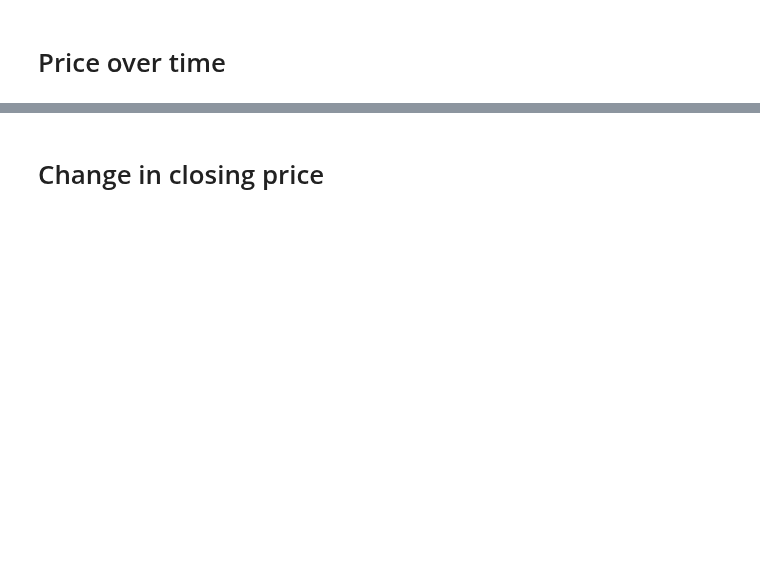
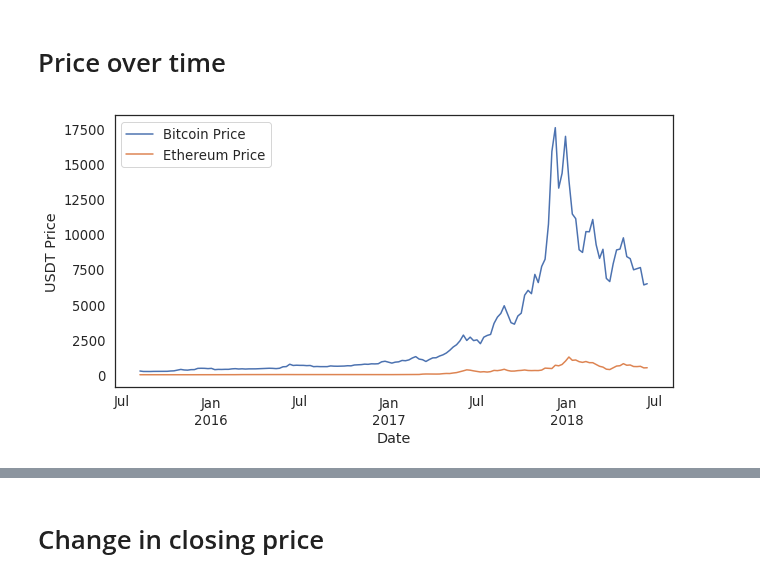
Before and after one commit to JeroenSchmidt/Udacity-Machine-Learning-Nano-Degree, a Jupyter notebook: Projects/projects for submission/capstone/analysis/Ticker Data Analysis.ipynb, the cells around one changed output, grey strips where cells are left out. Cells and saved outputs as stored; diff of their text form; code cells hidden in the pictures; blank space fills up the shorter version.

Commit message:
almost done with analysis graphs

```diff
--- a/Projects/projects for submission/capstone/analysis/Ticker Data Analysis.ipynb
+++ b/Projects/projects for submission/capstone/analysis/Ticker Data Analysis.ipynb
@@ -79,3 +93,17 @@ ticker_data.head()
 # %% [markdown]
 # Price over time
+# %%
+%matplotlib inline
+
+fig, ax = plt.subplots(figsize=(10,5))
+ax = ticker_data.plot(y=["Close_btc","Close_eth"],ax=ax)
+#ax.set_title("USDT Price for Etherium and Bitcoin")
+ax.set_xlabel("Date")
+ax.set_ylabel("USDT Price")
+ax.legend(["Bitcoin Price","Ethereum Price"])
+
+sns.set(font_scale=1.2)
+sns.set_style("white")
+# %% [output]
+[figure, added]
 # %%
```
Also changed, not shown: parts of 14 cells of this notebook, 16 other files.
